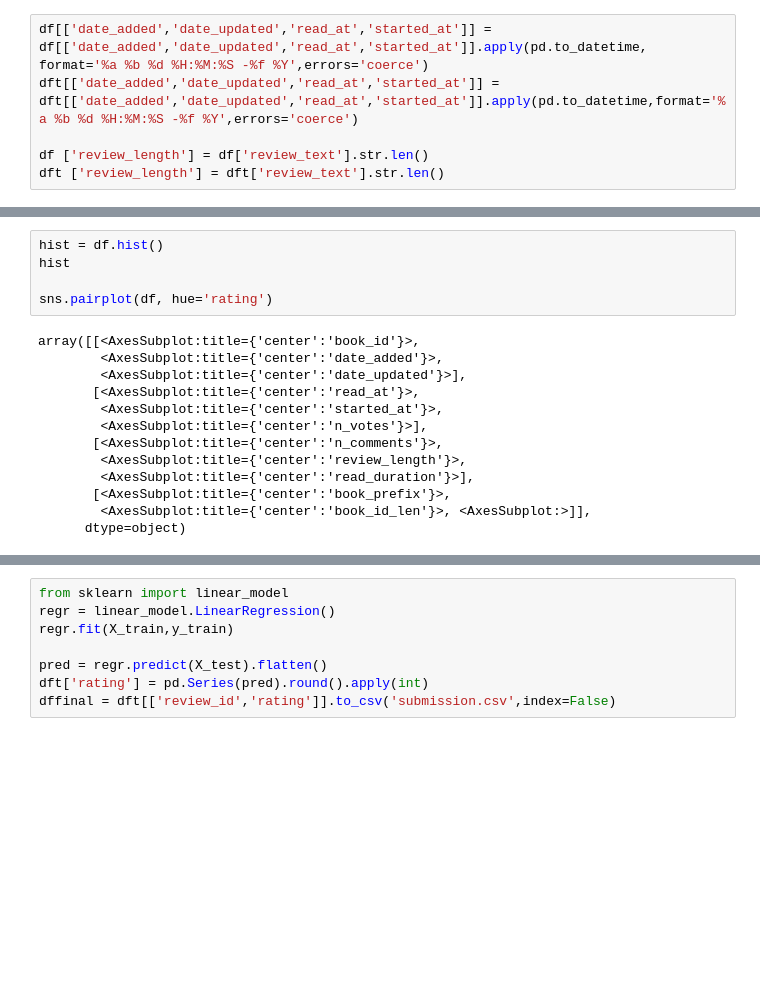
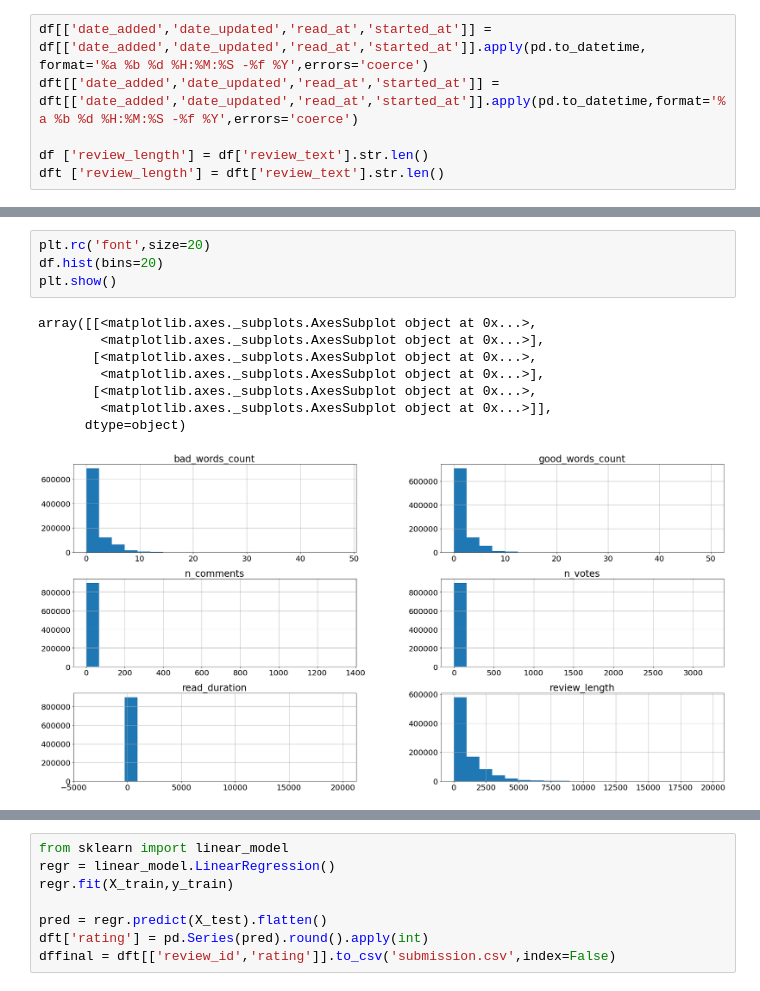
Before and after one commit to pab-nguyen/uona-lab, a Jupyter notebook: DATA522/goodreads-rating-prediction.ipynb, the cells around one changed output, grey strips where cells are left out. Saved outputs shown, nothing was run; the diff lists cells and outputs as text; blank space fills up the shorter version.

```diff
--- a/DATA522/goodreads-rating-prediction.ipynb
+++ b/DATA522/goodreads-rating-prediction.ipynb
@@ -85,18 +126,13 @@ df.size
 # %%
-hist = df.hist()
-hist
-
-sns.pairplot(df, hue='rating')
+plt.rc('font',size=20)
+df.hist(bins=20)
+plt.show()
 # %% [output]
-array([[<AxesSubplot:title={'center':'book_id'}>,
-        <AxesSubplot:title={'center':'date_added'}>,
-        <AxesSubplot:title={'center':'date_updated'}>],
-       [<AxesSubplot:title={'center':'read_at'}>,
-        <AxesSubplot:title={'center':'started_at'}>,
-        <AxesSubplot:title={'center':'n_votes'}>],
-       [<AxesSubplot:title={'center':'n_comments'}>,
-        <AxesSubplot:title={'center':'review_length'}>,
-        <AxesSubplot:title={'center':'read_duration'}>],
-       [<AxesSubplot:title={'center':'book_prefix'}>,
-        <AxesSubplot:title={'center':'book_id_len'}>, <AxesSubplot:>]],
+array([[<matplotlib.axes._subplots.AxesSubplot object at 0x...>,
+        <matplotlib.axes._subplots.AxesSubplot object at 0x...>],
+       [<matplotlib.axes._subplots.AxesSubplot object at 0x...>,
+        <matplotlib.axes._subplots.AxesSubplot object at 0x...>],
+       [<matplotlib.axes._subplots.AxesSubplot object at 0x...>,
+        <matplotlib.axes._subplots.AxesSubplot object at 0x...>]],
       dtype=object)
+[figure, added]
```
Also changed, not shown: parts of 10 cells of this notebook, 1 other file.
